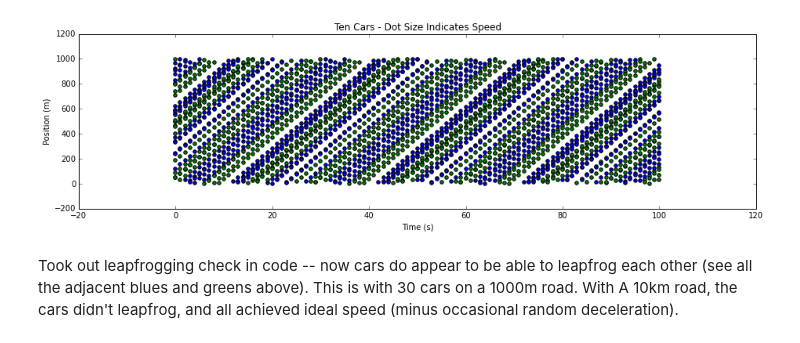
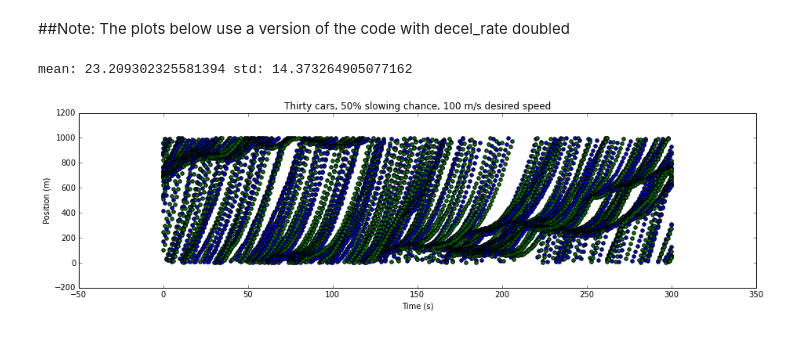
Before and after one commit to tiyd-python-2015-05/traffic-simulation, a Jupyter notebook: Traffic_Sim_Testing-r2.ipynb, the cells around one changed output. Drawn from its saved outputs; the diff is of its cells as text; code cells hidden in the pictures.

Commit message:
Add simulations, varying slowing_chance and desired_speed

```diff
--- a/Traffic_Sim_Testing-r2.ipynb
+++ b/Traffic_Sim_Testing-r2.ipynb
@@ -9,10 +9,10 @@ import matplotlib.pyplot as plt
 %matplotlib inline
 # %%
 road = Road(length=1000)
-def make_cars(num=10):
+def make_cars(num=10, slowing_chance=0.1, desired_speed=33.333):
     cars = []
     for i in range(num, 0, -1):
-        car = Car(road, position=i*10) # reverse order required here...
+        car = Car(road, position=i*33, slowing_chance=0.1, desired_speed=desired_speed) # reverse order required here...
         cars.append(car)
     return cars
 # %%
@@ -43,12 +31,10 @@ id#149 next bumper: 151.66666666667115, buffer_zone: 31.666666666671148, potenti
 # %%
-plt.xlabel("Time (s)")
-plt.ylabel("Position (m)")
-plt.title("Ten Cars - Dot Size Indicates Speed")
-for i in range(0, len(cars), 2):
-    plt.scatter(range(len(positions)), positions[:,i])#, speeds[:,i])
-    plt.scatter(range(len(positions)), positions[:,i+1], c='g')#, speeds[:,i+1], c='g')
-plt.subplots_adjust(left=2, right=4)
+def plot_sim(title):
+    plt.xlabel("Time (s)")
+    plt.ylabel("Position (m)")
+    plt.title(title)
+    for i in range(0, len(cars), 2):
+        plt.scatter(range(len(positions)), positions[:,i])#, speeds[:,i])
+        plt.scatter(range(len(positions)), positions[:,i+1], c='g')#, speeds[:,i+1], c='g')
+    plt.subplots_adjust(left=2, right=4)
+    print('mean: {} std: {}'.format(speeds[:,0].mean(), speeds[:,0].std()))
-# %% [output]
-[figure, removed]
-# %% [markdown]
-Took out leapfrogging check in code -- now cars do appear to be able to leapfrog each other (see all the adjacent blues and greens above). This is with 30 cars on a 1000m road. With A 10km road, the cars didn't leapfrog, and all achieved ideal speed (minus occasional random deceleration).
@@ -54,0 +46,7 @@ Took out leapfrogging check in code -- now cars do appear to be able to leapfrog
+# %% [markdown]
+##Note: The plots below use a version of the code with decel_rate doubled
+# %%
+plot_sim('Thirty cars, 50% slowing chance, 100 m/s desired speed')
+# %% [output]
+mean: 23.209302325581394 std: 14.373264905077162
+[figure, added]
```
Also changed, not shown: parts of 7 cells of this notebook, 1 other file.
